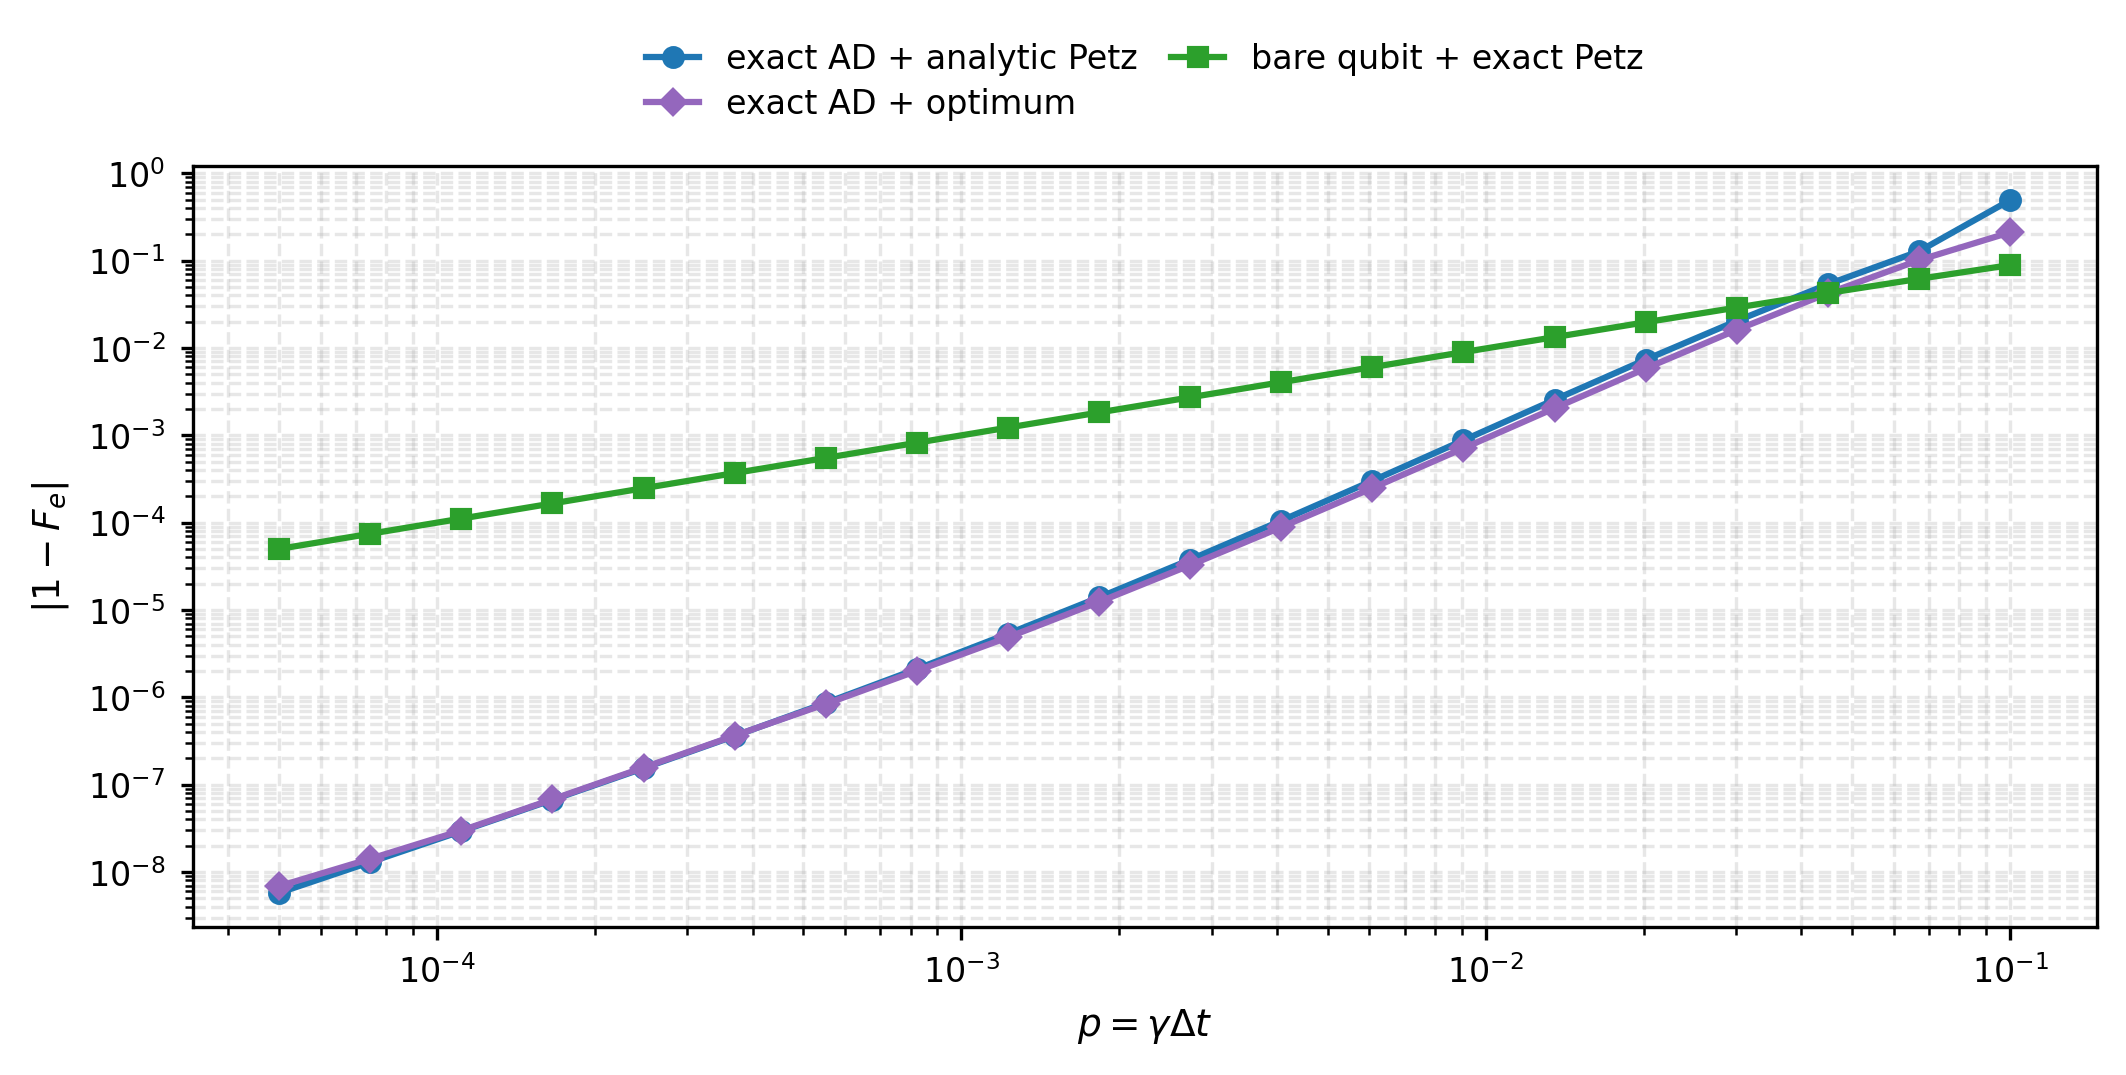
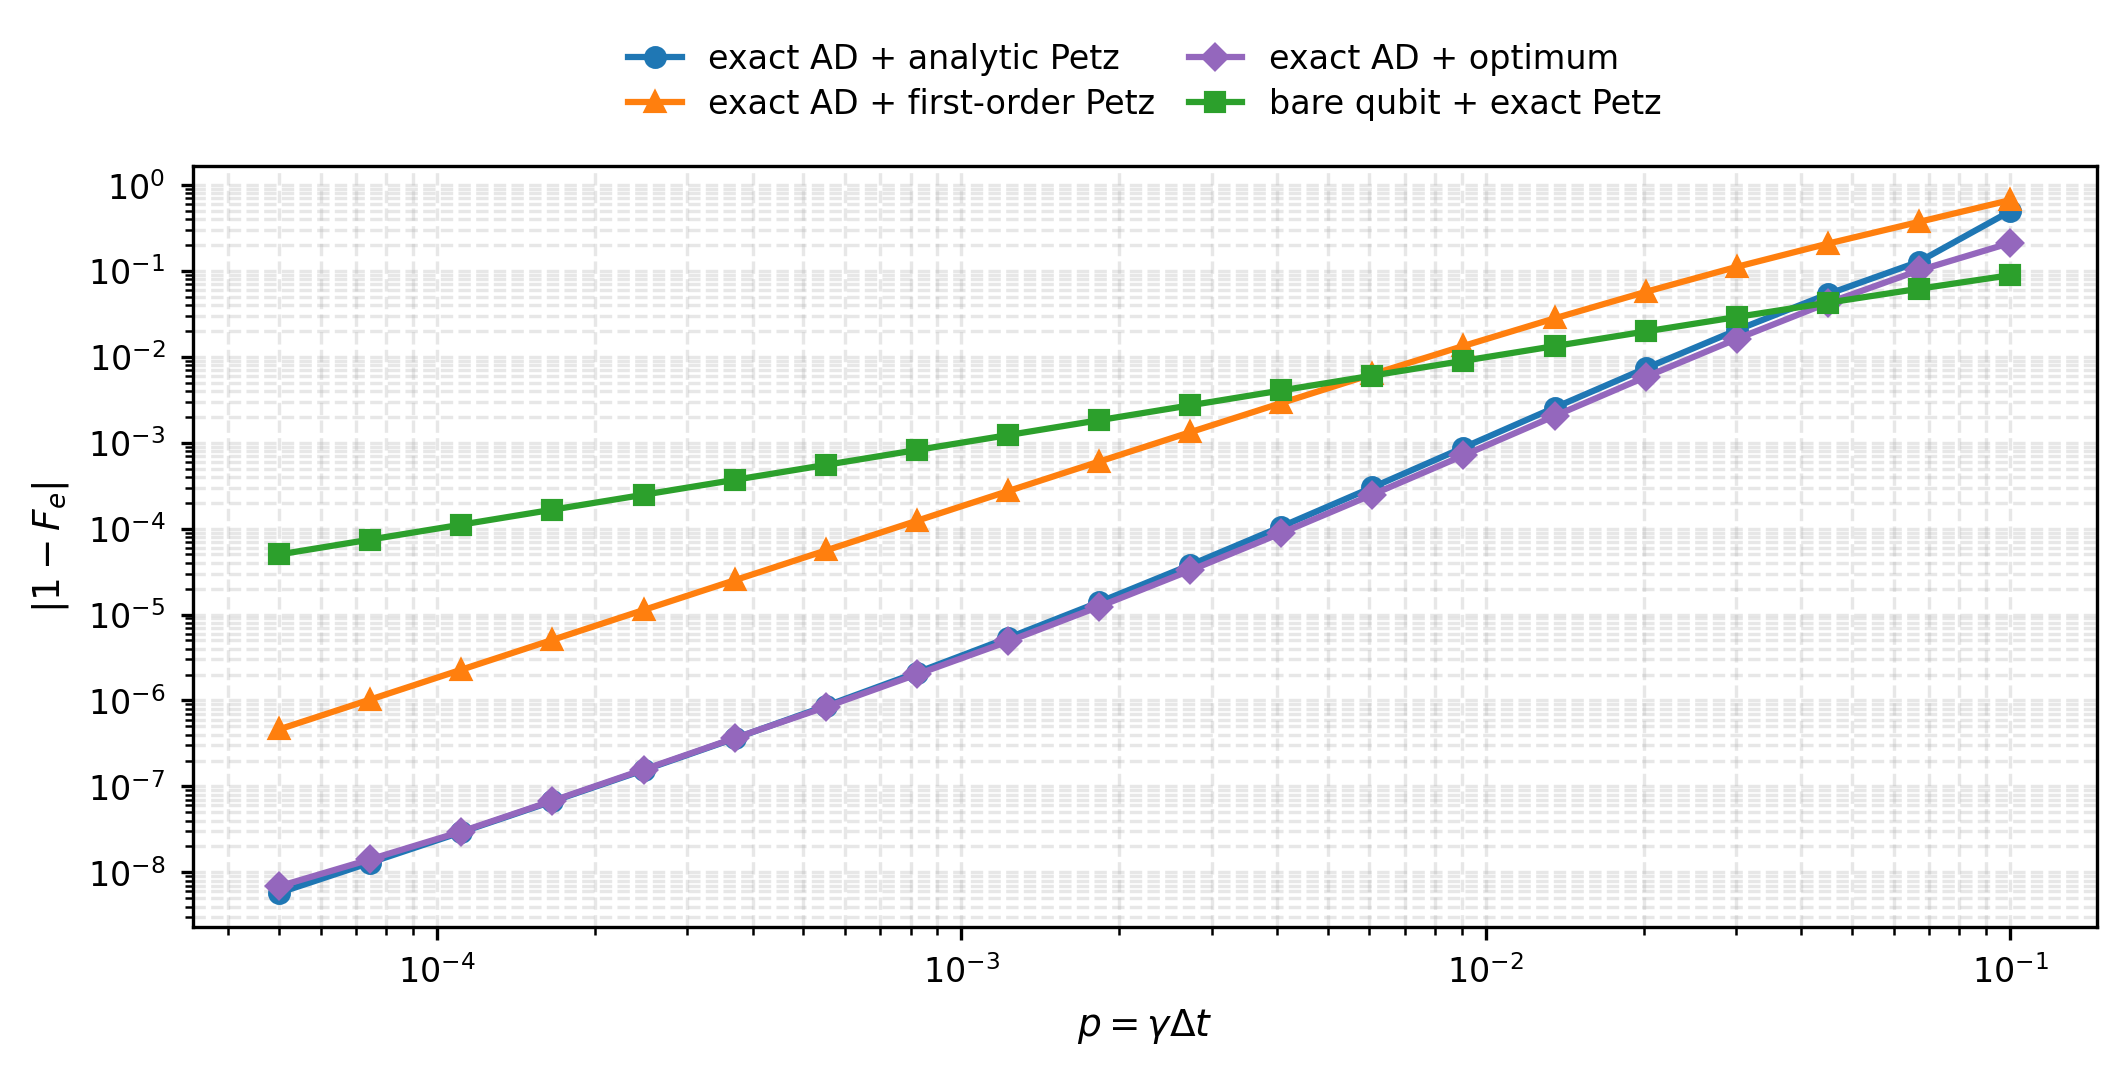
The change to this notebook cell's code, shown as a diff; its figure went from the first image to the second:
--- before
+++ after
@@ -17,4 +17,5 @@
 from codes.bk_recovery import (
     approx_global_ad_petz_recovery_kraus,
+    first_order_global_ad_petz_recovery_kraus,
     fidelity_bk_recovery,
     fidelity_with_recovery_kraus,
@@ -45,5 +46,6 @@
 }, names=["logical state", "component"]))
 
-infid_exact_analytic_petz_bgm, infid_optimum_bgm, infid_approx_analytic_petz_bgm = [], [], []
+infid_exact_analytic_petz_bgm, infid_exact_first_order_petz_bgm = [], []
+infid_optimum_bgm, infid_approx_analytic_petz_bgm = [], []
 infid_exact_no_recovery_bgm, infid_approx_no_recovery_bgm, infid_bare = [], [], []
 
@@ -54,7 +56,10 @@
     E_approx = noisemodel(noise_name, N, gamma, dt, return_rep="kraus", dynamics="approx")
     R_analytic_petz = approx_global_ad_petz_recovery_kraus(N, gamma, dt, ket0=l0_bgm, ket1=l1_bgm)
+    R_first_order_petz = first_order_global_ad_petz_recovery_kraus(N, gamma, dt, ket0=l0_bgm, ket1=l1_bgm)
     assert len(R_analytic_petz) == 4
+    assert len(R_first_order_petz) == 2
 
     Fe_exact = fidelity_with_recovery_kraus(l0_bgm, l1_bgm, R_analytic_petz, exact_bgm, method="choi")
+    Fe_first_order = fidelity_with_recovery_kraus(l0_bgm, l1_bgm, R_first_order_petz, exact_bgm, method="choi")
     Fe_optimum = optimise(l0_bgm, l1_bgm, exact_bgm, solver=sdp_solver)
     Fe_exact_no_recovery = no_recovery(rho_bgm, exact_bgm)
@@ -67,4 +72,5 @@
 
     infid_exact_analytic_petz_bgm.append(abs(1.0 - float(Fe_exact)))
+    infid_exact_first_order_petz_bgm.append(abs(1.0 - float(Fe_first_order)))
     infid_optimum_bgm.append(abs(1.0 - float(Fe_optimum)))
     infid_approx_analytic_petz_bgm.append(abs(1.0 - float(Fe_approx)))
@@ -76,4 +82,5 @@
     "p": p_vals,
     "exact_bgm_analytic_petz": np.array(infid_exact_analytic_petz_bgm, dtype=float),
+    "exact_bgm_first_order_petz": np.array(infid_exact_first_order_petz_bgm, dtype=float),
     "exact_bgm_optimum": np.array(infid_optimum_bgm, dtype=float),
     "approx_bgm_analytic_petz": np.array(infid_approx_analytic_petz_bgm, dtype=float),
@@ -87,4 +94,5 @@
 fig, ax = plt.subplots(figsize=(7.0, 3.5), dpi=300)
 ax.loglog(df_penalty["p"], df_penalty["exact_bgm_analytic_petz"], "o-", color="#1f77b4", lw=1.5, ms=4.5, label="exact AD + analytic Petz")
+ax.loglog(df_penalty["p"], df_penalty["exact_bgm_first_order_petz"], "^-", color="#ff7f0e", lw=1.5, ms=4.3, label="exact AD + first-order Petz")
 ax.loglog(df_penalty["p"], df_penalty["exact_bgm_optimum"], "D-", color="#9467bd", lw=1.5, ms=4.0, label="exact AD + optimum")
 # ax.loglog(df_penalty["p"], df_penalty["approx_bgm_analytic_petz"], "^-", color="#d62728", lw=1.5, ms=4.5, label="approx AD + analytic Petz")

Commit: adding most up to date GPG pulse sequence for [[9,1,3]] bgm code, and adding 1st order penalty